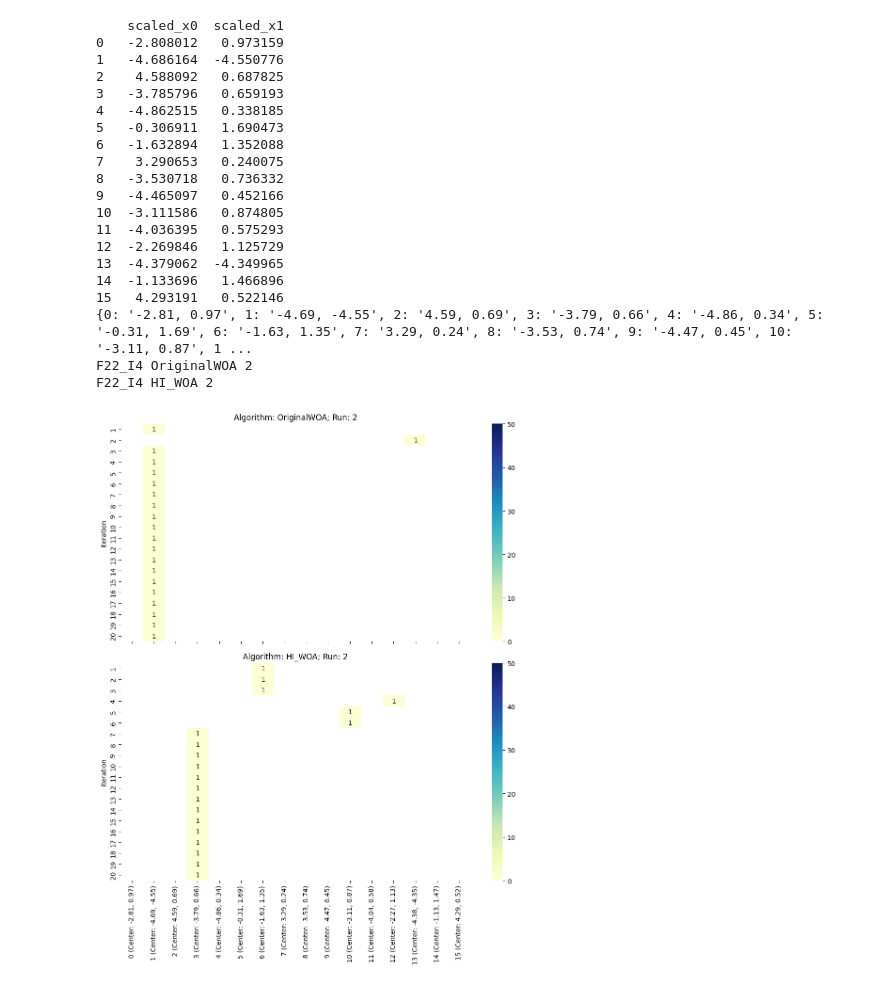
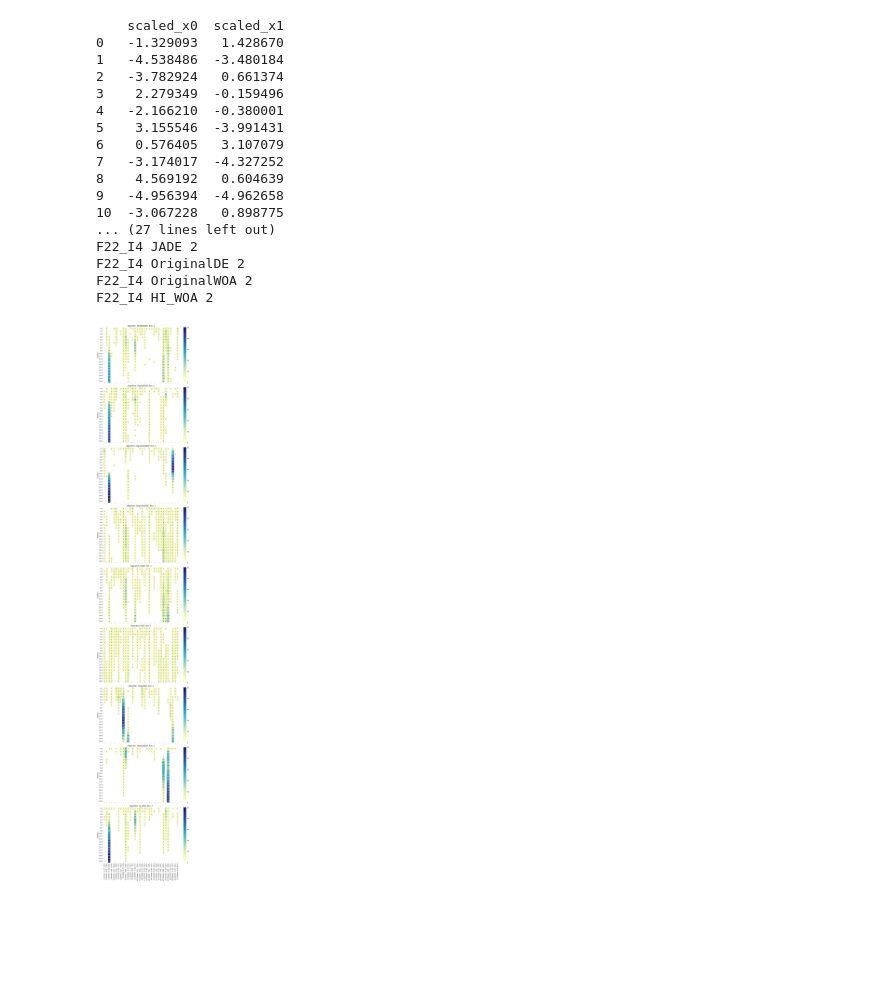
Before and after one commit to 8Timon24/Diploma-Analiza-in-vizualizacija-algoritmov-za-optimizacijo, a Jupyter notebook: 3_cluster_analysis.ipynb, the cells around one changed output. Saved outputs shown, nothing was run; the diff lists cells and outputs as text; code cells hidden in the pictures; blank space fills up the shorter version.

Commit message:
Succesfully replicated the experiments and data

```diff
--- a/3_cluster_analysis.ipynb
+++ b/3_cluster_analysis.ipynb
@@ -244,39 +239,35 @@ Axes(0.125,0.11;0.775x0.77)
 ... (8 outputs left out)
 # %%
 algorithms_of_interest=["ModifiedAEO",
-"EnhancedAEO",
 "OriginalAEO",
 "AugmentedAEO",
-"SHADE",
+"OriginalSHADE",
 "SADE",
 "JADE",
-"BaseDE",
+"OriginalDE",
 "OriginalWOA",
 "HI_WOA"]
 # %%
-visualize_multi([2], ['F22_I4'], ["OriginalWOA","HI_WOA"], [2], data_dir=f'data/clustering_features_x_only_10_algorithms_kmeans_2pow_no_init', save=False)
+visualize_multi([2], ['F22_I4'], algorithms_of_interest, [2], data_dir=f'data/clustering_features_x_only_10_algorithms_kmeans_2pow_no_init', save=False)
 # %% [output]
     scaled_x0  scaled_x1
-0   -2.808012   0.973159
-1   -4.686164  -4.550776
-2    4.588092   0.687825
-3   -3.785796   0.659193
-4   -4.862515   0.338185
-5   -0.306911   1.690473
-6   -1.632894   1.352088
-7    3.290653   0.240075
-8   -3.530718   0.736332
-9   -4.465097   0.452166
-10  -3.111586   0.874805
-11  -4.036395   0.575293
-12  -2.269846   1.125729
-13  -4.379062  -4.349965
-14  -1.133696   1.466896
-15   4.293191   0.522146
-{0: '-2.81, 0.97', 1: '-4.69, -4.55', 2: '4.59, 0.69', 3: '-3.79, 0.66', 4: '-4.86, 0.34', 5: '-0.31, 1.69', 6: '-1.63, 1.35', 7: '3.29, 0.24', 8: '-3.53, 0.74', 9: '-4.47, 0.45', 10: '-3.11, 0.87', 1 ...
+0   -1.329093   1.428670
+1   -4.538486  -3.480184
+2   -3.782924   0.661374
+3    2.279349  -0.159496
+4   -2.166210  -0.380001
+5    3.155546  -3.991431
+6    0.576405   3.107079
+7   -3.174017  -4.327252
+8    4.569192   0.604639
+9   -4.956394  -4.962658
+10  -3.067228   0.898775
+... (27 lines left out)
+F22_I4 JADE 2
+F22_I4 OriginalDE 2
 F22_I4 OriginalWOA 2
 F22_I4 HI_WOA 2
-[figure, old version]
+[figure, new version]
 # %%
 visualize([2], ['F10_I3'], ['JADE','SADE'], [1,2,3],data_dir=f'data/clustering_features_x_only_10_algorithms_kmeans_2pow_no_init', plot_y=False)
 # %% [output]
```
Also changed, not shown: parts of 6 cells of this notebook, 4 other files.
